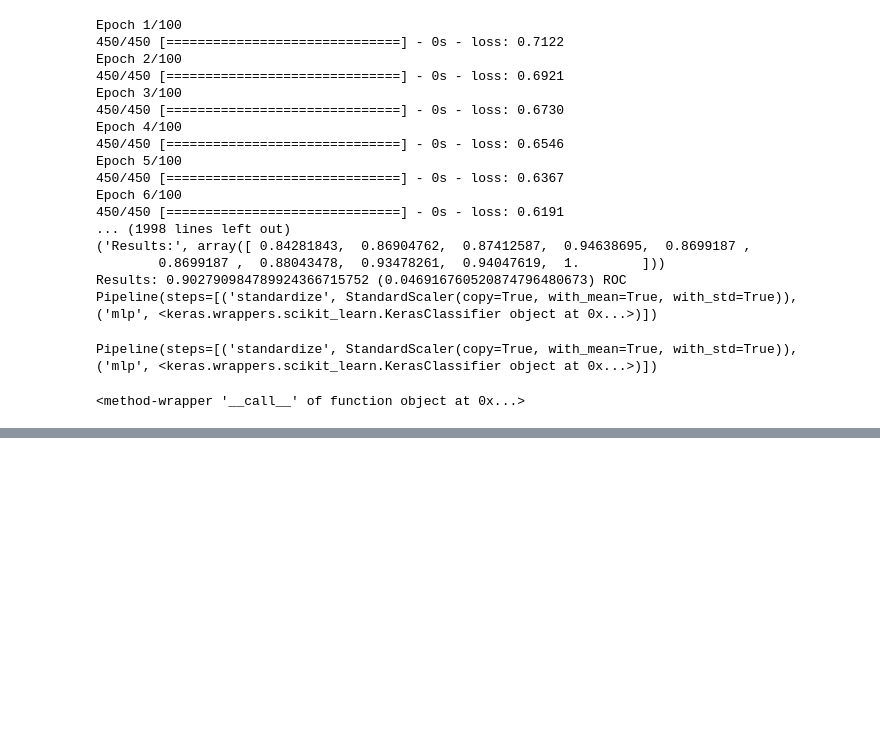
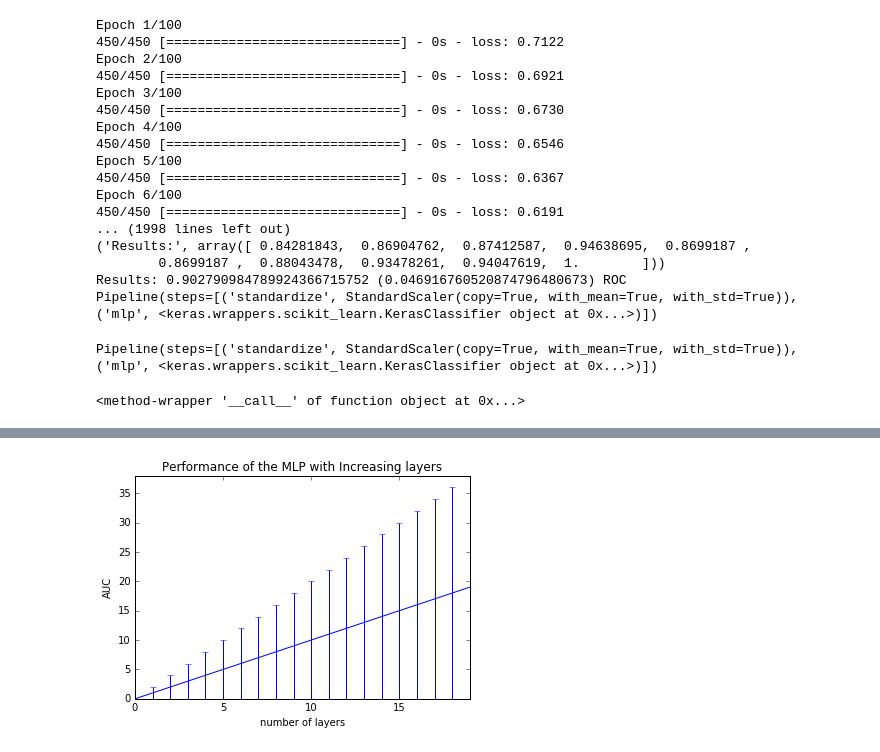
Before and after one commit to bottydim/detect-credit-card-fraud, a Jupyter notebook: ccfd_dnn/Evaluation.ipynb, the cells around one changed output, grey strips where cells are left out. Cells and saved outputs as stored; diff of their text form; code cells hidden in the pictures; blank space fills up the shorter version.

```diff
--- a/ccfd_dnn/Evaluation.ipynb
+++ b/ccfd_dnn/Evaluation.ipynb
@@ -159,0 +213,21 @@ plt.show()
+# %%
+layers = range(20)
+score_means = range(20)
+score_stds = range(20)
+
+
+
+title =  'Performance of the MLP with Increasing layers'
+fig = plt.figure()
+plt.errorbar(layers, score_means, np.array(score_stds))
+hold on;
+plt.title(title)
+plt.xlabel('number of layers')
+plt.ylabel('AUC')
+
+plt.axis('tight')
+plt.show()
+
+fig.savefig("/home/botty/Documents/CCFD/figures/analysis/"+title)
+# %% [output]
+[figure, added]
```
Also changed, not shown: parts of 15 cells of this notebook.
